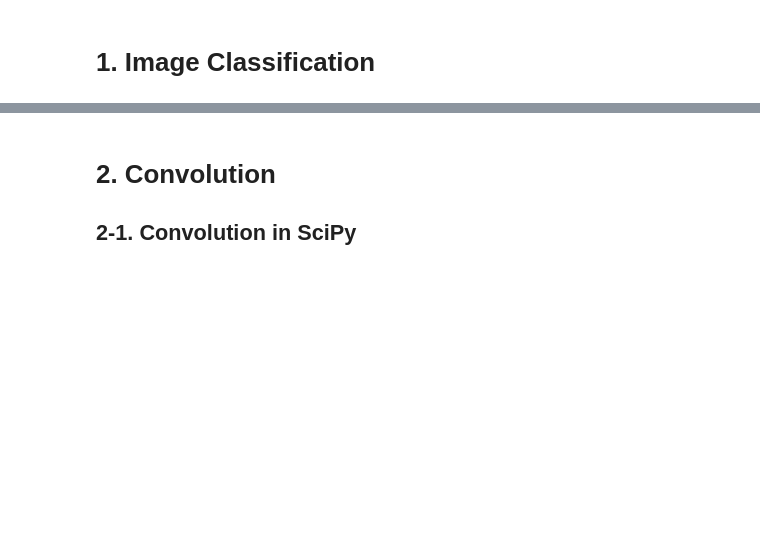
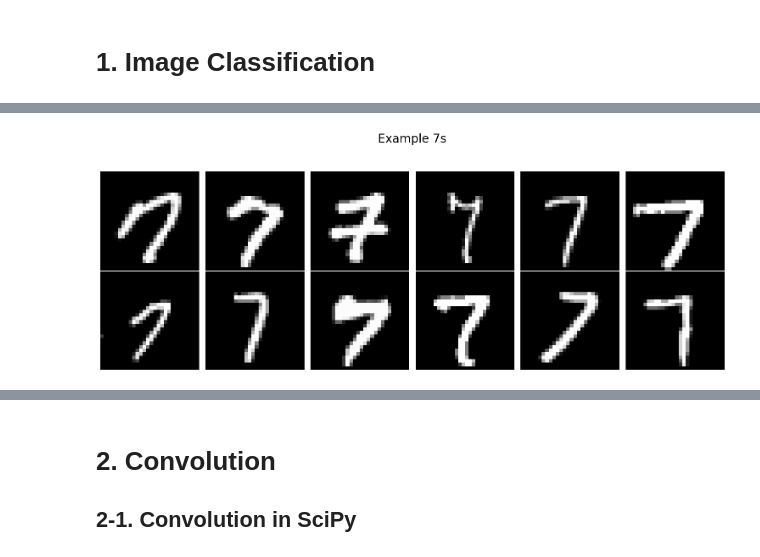
Before and after one commit to yungshun317/torch-nlp, a Jupyter notebook: convolutional_neural_networks.ipynb, the cells around one changed output, grey strips where cells are left out. Drawn from its saved outputs; the diff is of its cells as text; code cells hidden in the pictures; blank space fills up the shorter version.

```diff
--- a/convolutional_neural_networks.ipynb
+++ b/convolutional_neural_networks.ipynb
@@ -51,18 +65,18 @@ plt.show()
 # %%
-# let's see some example 7s
+# Find indices of all the 7's in the dataset
+images_7 = np.where(labels==7)[0]
 
-# find indices of all the 7's in the dataset
-the7s = np.where(labels==7)[0]
+# Draw the first 12
+fig, axs = plt.subplots(2, 6, figsize=(15, 6))
 
-# draw the first 12
-fig,axs = plt.subplots(2,6,figsize=(15,6))
+for idx, ax in enumerate(axs.flatten()):
+    image_7 = np.reshape(data[images_7[idx], :], (28, 28))
+    ax.imshow(image_7, cmap='gray')
+    ax.axis('off')
 
-for i,ax in enumerate(axs.flatten()):
-  img = np.reshape(data[the7s[i],:],(28,28))
-  ax.imshow(img,cmap='gray')
-  ax.axis('off')
-
-plt.suptitle("Example 7's",fontsize=20)
-plt.tight_layout(rect=[0,0,1,.95])
+plt.suptitle("Example 7s", fontsize=20)
+plt.tight_layout(rect=[0, 0, 1, .95])
 plt.show()
+# %% [output]
+[figure, added]
 # %%
```
Also changed, not shown: parts of 6 cells of this notebook, 1 other file.
